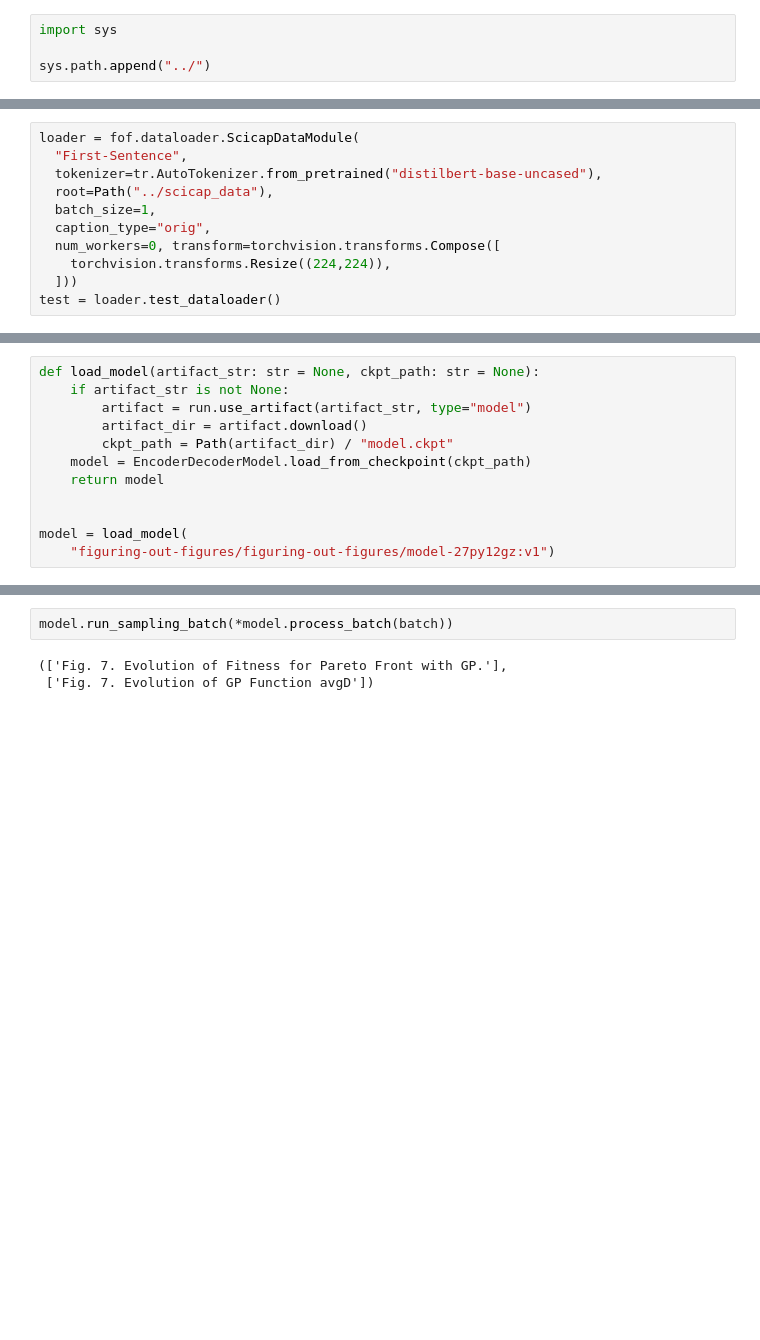
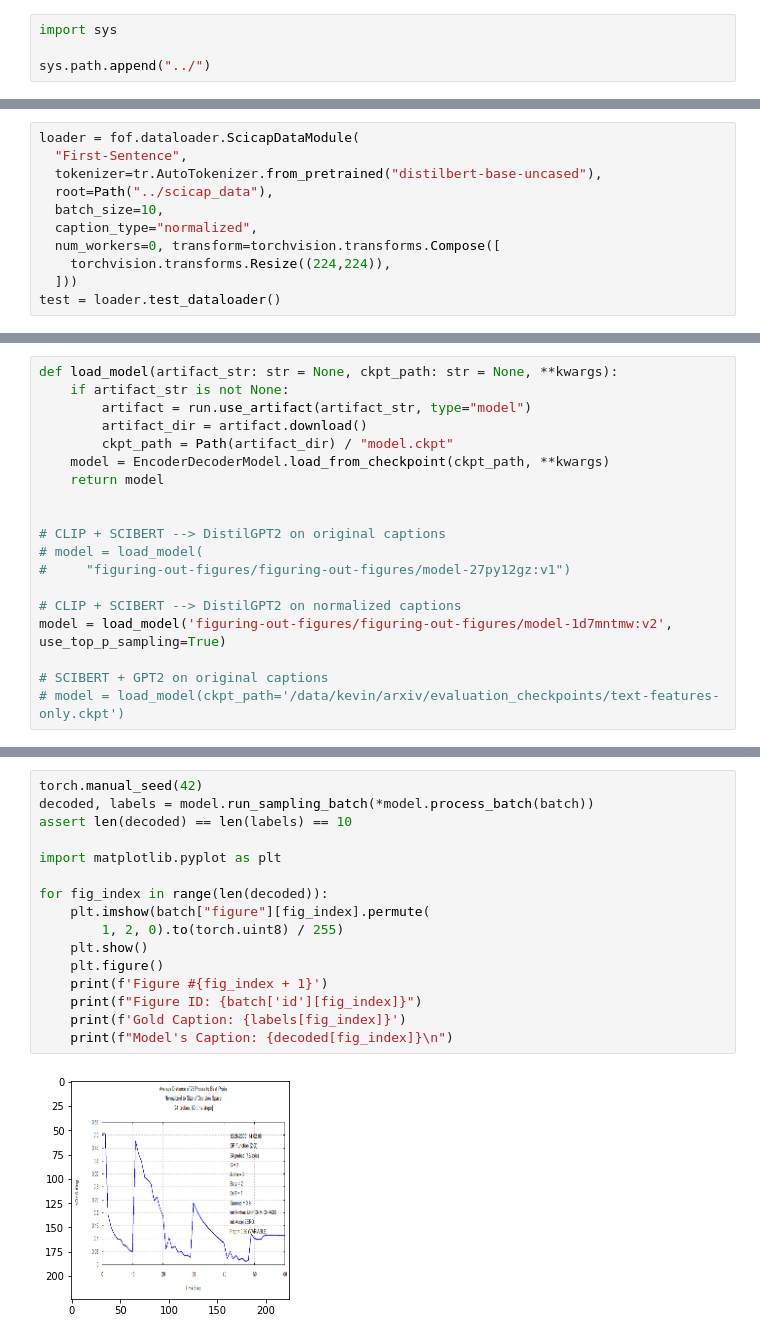
Before and after one commit to kliu128/figuring-out-figures, a Jupyter notebook: scratch/loader.ipynb, the cells around one changed output, grey strips where cells are left out. Cells and saved outputs as stored; diff of their text form; blank space fills up the shorter version.

Commit message:
added more to loader.ipynb, specifically the inference of the model

```diff
--- a/scratch/loader.ipynb
+++ b/scratch/loader.ipynb
@@ -18,8 +21,8 @@ loader = fof.dataloader.ScicapDataModule(
   "First-Sentence",
   tokenizer=tr.AutoTokenizer.from_pretrained("distilbert-base-uncased"),
   root=Path("../scicap_data"),
-  batch_size=1,
-  caption_type="orig",
+  batch_size=10,
+  caption_type="normalized",
   num_workers=0, transform=torchvision.transforms.Compose([
     torchvision.transforms.Resize((224,224)),
   ]))
@@ -80,13 +56,20 @@ Syncing run swift-flower-152 to Weights & Biases (docs)
 # %%
-def load_model(artifact_str: str = None, ckpt_path: str = None):
+def load_model(artifact_str: str = None, ckpt_path: str = None, **kwargs):
     if artifact_str is not None:
         artifact = run.use_artifact(artifact_str, type="model")
         artifact_dir = artifact.download()
         ckpt_path = Path(artifact_dir) / "model.ckpt"
-    model = EncoderDecoderModel.load_from_checkpoint(ckpt_path)
+    model = EncoderDecoderModel.load_from_checkpoint(ckpt_path, **kwargs)
     return model
 
 
-model = load_model(
-    "figuring-out-figures/figuring-out-figures/model-27py12gz:v1")
+# CLIP + SCIBERT --> DistilGPT2 on original captions
+# model = load_model(
+#     "figuring-out-figures/figuring-out-figures/model-27py12gz:v1")
+
+# CLIP + SCIBERT --> DistilGPT2 on normalized captions
+model = load_model('figuring-out-figures/figuring-out-figures/model-1d7mntmw:v2', use_top_p_sampling=True)
+
+# SCIBERT + GPT2 on original captions
+# model = load_model(ckpt_path='/data/kevin/arxiv/evaluation_checkpoints/text-features-only.ckpt')
 # %% [output]
@@ -101,6 +84,19 @@ Some weights of GPT2LMHeadModel were not initialized from the model checkpoint a
 You should probably TRAIN this model on a down-stream task to be able to use it for predictions and inference.
-# %%
-model.run_sampling_batch(*model.process_batch(batch))
-# %% [output]
-(['Fig. 7. Evolution of Fitness for Pareto Front with GP.'],
- ['Fig. 7. Evolution of GP Function avgD'])
+# %%
+torch.manual_seed(42)
+decoded, labels = model.run_sampling_batch(*model.process_batch(batch))
+assert len(decoded) == len(labels) == 10
+
+import matplotlib.pyplot as plt
+
+for fig_index in range(len(decoded)):
+    plt.imshow(batch["figure"][fig_index].permute(
+        1, 2, 0).to(torch.uint8) / 255)
+    plt.show()
+    plt.figure()
+    print(f'Figure #{fig_index + 1}')
+    print(f"Figure ID: {batch['id'][fig_index]}")
+    print(f'Gold Caption: {labels[fig_index]}')
+    print(f"Model's Caption: {decoded[fig_index]}\n")
+# %% [output]
+[figure, added]
```
Also changed, not shown: parts of 9 cells of this notebook, 2 other files.
